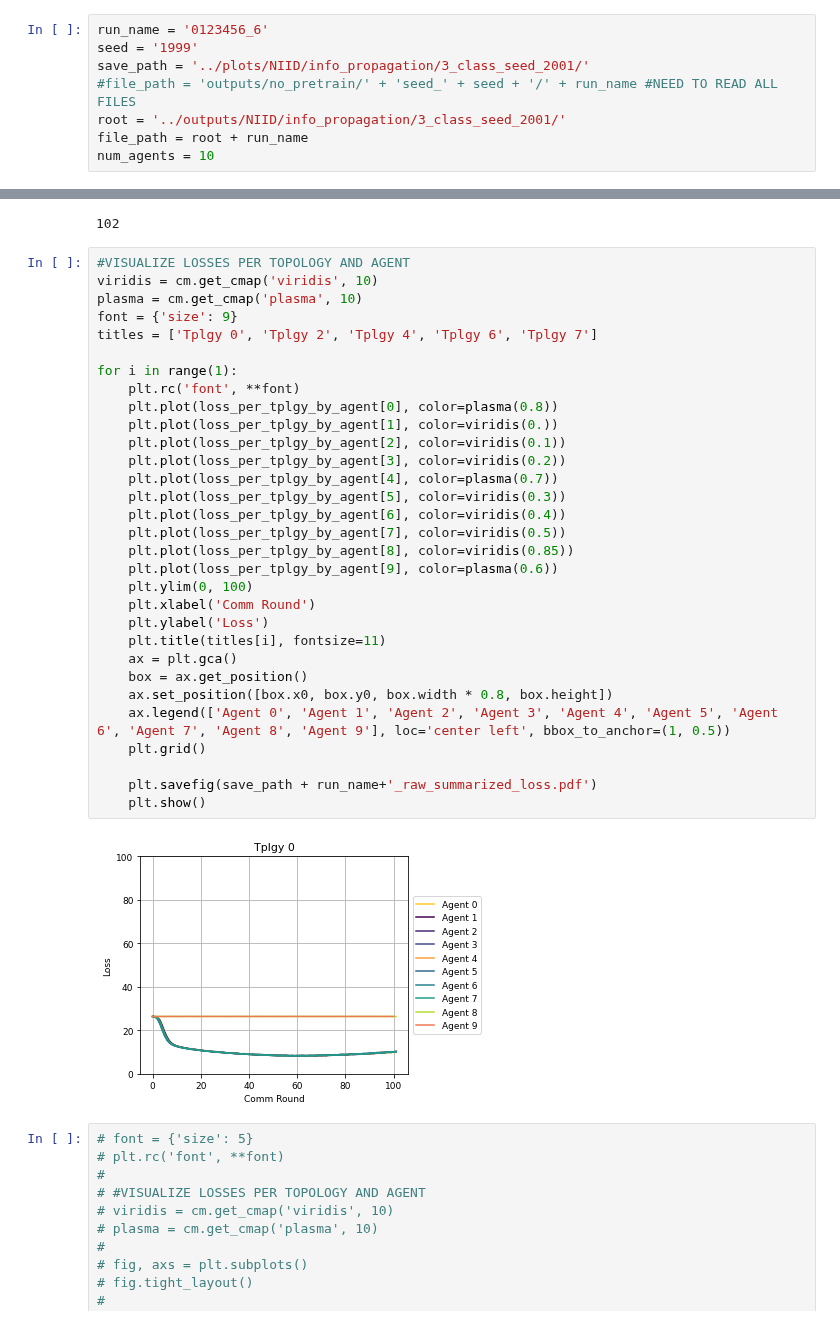
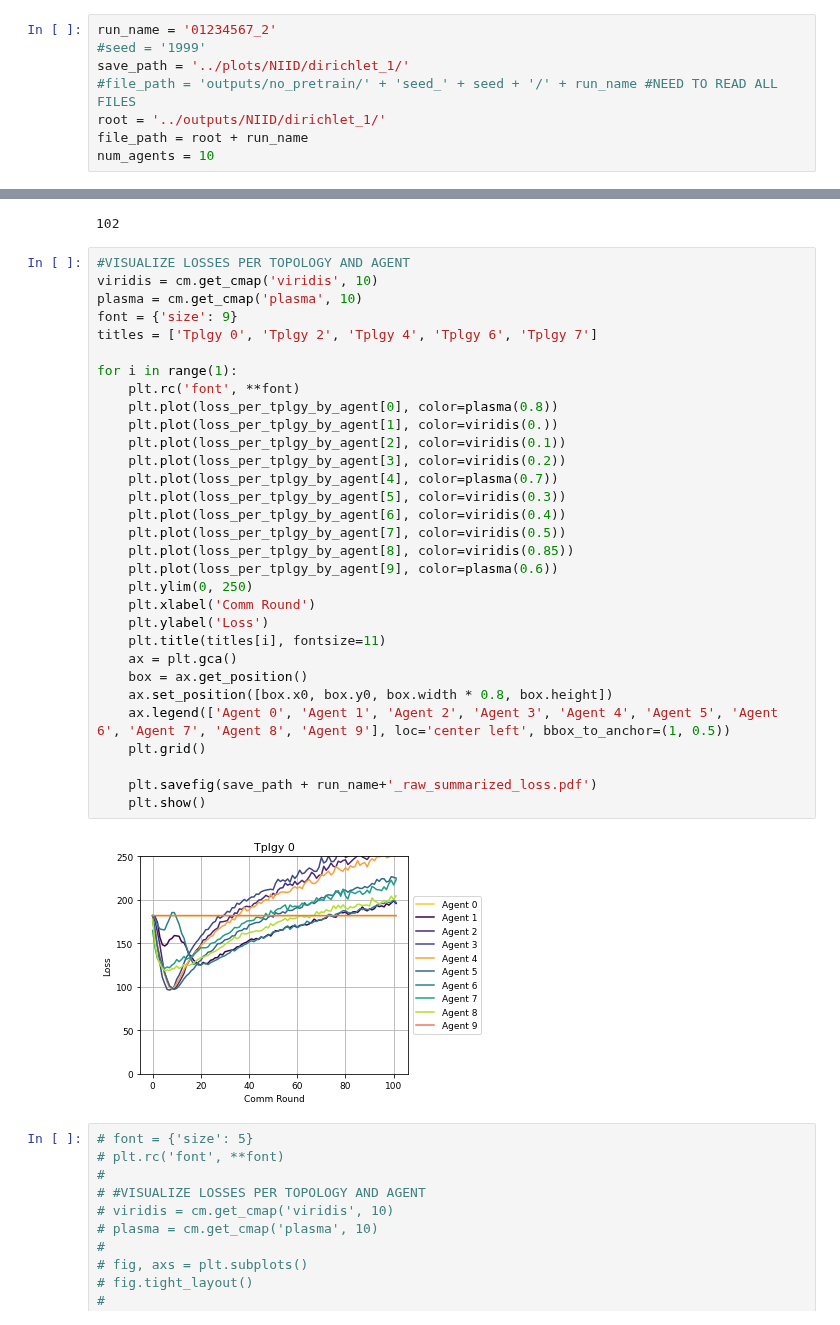
Before and after one commit to AitorB16/GLow, a Jupyter notebook: visualization/single_visualize_results.ipynb, the cells around one changed output, grey strips where cells are left out. Saved outputs shown, nothing was run; the diff lists cells and outputs as text.

```diff
--- a/visualization/single_visualize_results.ipynb
+++ b/visualization/single_visualize_results.ipynb
@@ -6,11 +6,11 @@ from pathlib import Path
 import matplotlib.pyplot as plt
 from matplotlib import cm
 # %%
-run_name = '0123456_6'
-seed = '1999'
-save_path = '../plots/NIID/info_propagation/3_class_seed_2001/'
+run_name = '01234567_2'
+#seed = '1999'
+save_path = '../plots/NIID/dirichlet_1/'
 #file_path = 'outputs/no_pretrain/' + 'seed_' + seed + '/' + run_name #NEED TO READ ALL FILES
-root = '../outputs/NIID/info_propagation/3_class_seed_2001/'
+root = '../outputs/NIID/dirichlet_1/'
 file_path = root + run_name
 num_agents = 10
 # %%
@@ -181,35 +181,35 @@ print(len(loss_per_tplgy_by_agent[0]))
 #VISUALIZE LOSSES PER TOPOLOGY AND AGENT
 viridis = cm.get_cmap('viridis', 10)
 plasma = cm.get_cmap('plasma', 10)
 font = {'size': 9}
 titles = ['Tplgy 0', 'Tplgy 2', 'Tplgy 4', 'Tplgy 6', 'Tplgy 7']
 
 for i in range(1):
     plt.rc('font', **font)
     plt.plot(loss_per_tplgy_by_agent[0], color=plasma(0.8))
     plt.plot(loss_per_tplgy_by_agent[1], color=viridis(0.))
     plt.plot(loss_per_tplgy_by_agent[2], color=viridis(0.1))
     plt.plot(loss_per_tplgy_by_agent[3], color=viridis(0.2))
     plt.plot(loss_per_tplgy_by_agent[4], color=plasma(0.7))
     plt.plot(loss_per_tplgy_by_agent[5], color=viridis(0.3))
     plt.plot(loss_per_tplgy_by_agent[6], color=viridis(0.4))
     plt.plot(loss_per_tplgy_by_agent[7], color=viridis(0.5))
     plt.plot(loss_per_tplgy_by_agent[8], color=viridis(0.85))
     plt.plot(loss_per_tplgy_by_agent[9], color=plasma(0.6))
-    plt.ylim(0, 100)
+    plt.ylim(0, 250)
     plt.xlabel('Comm Round')
     plt.ylabel('Loss')
     plt.title(titles[i], fontsize=11)
     ax = plt.gca()
     box = ax.get_position()
     ax.set_position([box.x0, box.y0, box.width * 0.8, box.height])
     ax.legend(['Agent 0', 'Agent 1', 'Agent 2', 'Agent 3', 'Agent 4', 'Agent 5', 'Agent 6', 'Agent 7', 'Agent 8', 'Agent 9'], loc='center left', bbox_to_anchor=(1, 0.5))
     plt.grid()
 
     plt.savefig(save_path + run_name+'_raw_summarized_loss.pdf')
     plt.show()
 # %% [output]
-[figure, old version]
+[figure, new version]
 # %%
 # font = {'size': 5}
 # plt.rc('font', **font)
```
Also changed, not shown: parts of 6 cells of this notebook, 6 other files.
